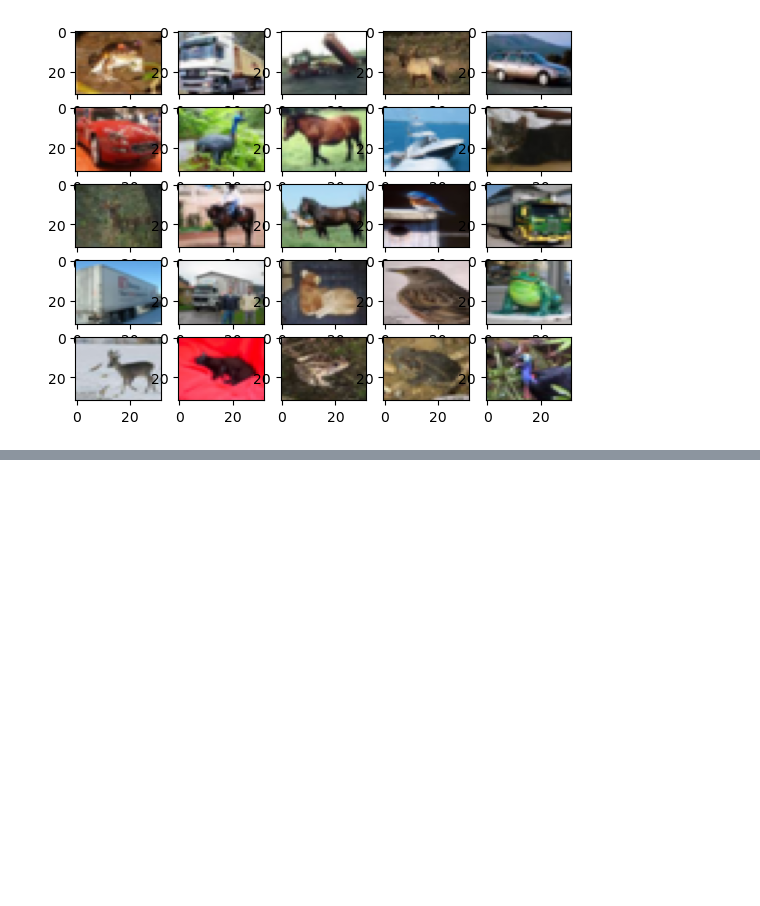
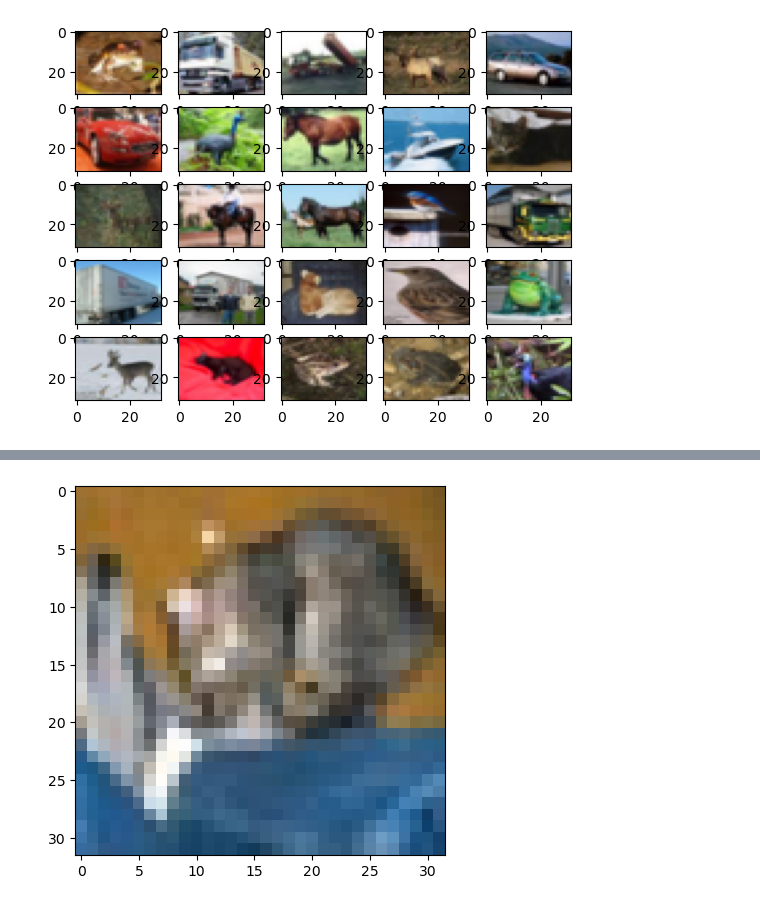
Before and after one commit to SchoolProjectEASV/ML-Examples-Updated, a Jupyter notebook: CNN_CIFAR10_IMPLEMENTATION.ipynb, the cells around one changed output, grey strips where cells are left out. Drawn from its saved outputs; the diff is of its cells as text; code cells hidden in the pictures; blank space fills up the shorter version.

```diff
--- a/CNN_CIFAR10_IMPLEMENTATION.ipynb
+++ b/CNN_CIFAR10_IMPLEMENTATION.ipynb
@@ -45,0 +97,6 @@ model = keras.models.Sequential([keras.layers.Rescaling(1./255)])
+# %%
+model.compile(loss="sparse_categorical_crossentropy",
+              optimizer=keras.optimizers.SGD(momentum=0.9),
+              metrics=["accuracy"])
+# %%
+history = model.fit(X_test, y_test, epochs=20, validation_data=(X_train_full, y_train_full))
@@ -45,0 +121,21 @@ model = keras.models.Sequential([keras.layers.Rescaling(1./255)])
+# %%
+# label mapping
+
+labels = '''airplane automobile bird cat deerdog frog horseship truck'''.split()
+
+image_number = 0
+
+plt.imshow(X_test[image_number])
+
+n = np.array(X_test[image_number])
+
+p = n.reshape(1, 32, 32, 3)
+
+
+predicted_label = labels[model.predict(p).argmax()]
+
+original_label = labels[y_test[image_number]]
+
+print("Original label is {} and predicted label is {}".format(
+    original_label, predicted_label))
+# %% [output]
@@ -45,0 +144 @@ model = keras.models.Sequential([keras.layers.Rescaling(1./255)])
+[figure, added]
```
Also changed, not shown: parts of 5 cells of this notebook, 1 other file.
